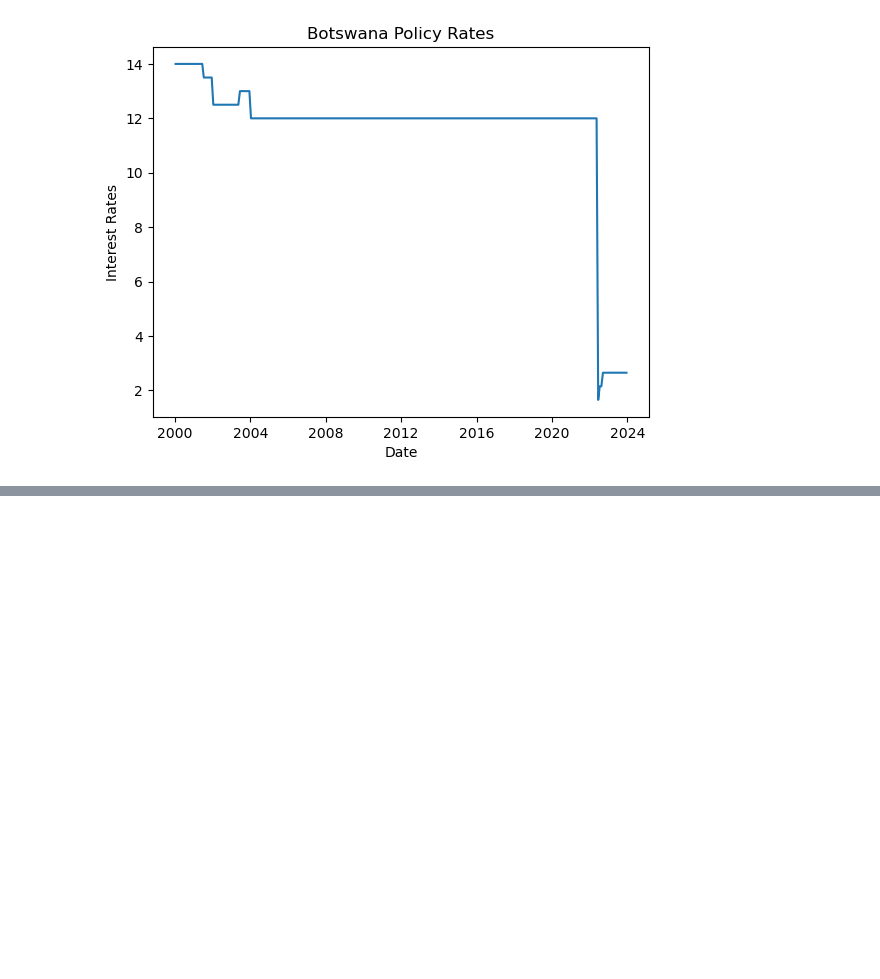
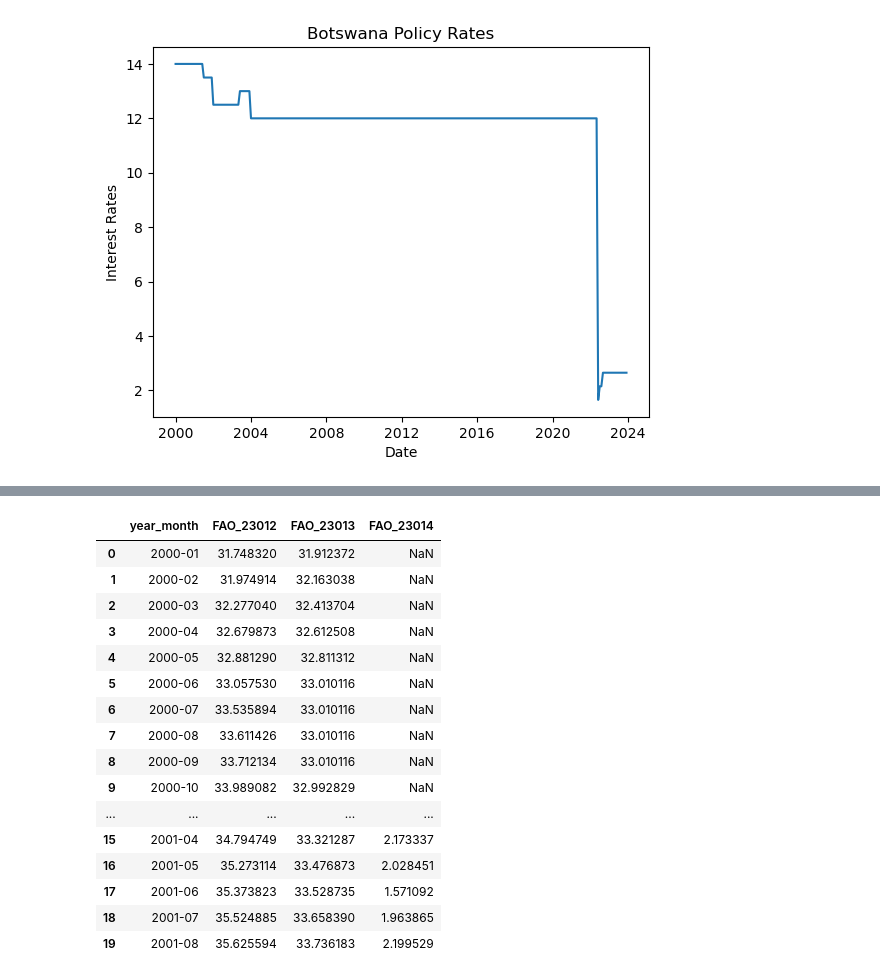
Before and after one commit to GorataB/Hackathon_PolyglotPioneers, a Jupyter notebook: Data Cleaning.ipynb, the cells around one changed output, grey strips where cells are left out. Saved outputs shown, nothing was run; the diff lists cells and outputs as text; code cells hidden in the pictures; blank space fills up the shorter version.

```diff
--- a/Data Cleaning.ipynb
+++ b/Data Cleaning.ipynb
@@ -293,0 +360,20 @@ plt.show()
+# %%
+fao_wide.head(20)
+# %% [output]
+|  | year_month | FAO_23012 | FAO_23013 | FAO_23014 |
+| 0 | 2000-01 | 31.748320 | 31.912372 | NaN |
+| 1 | 2000-02 | 31.974914 | 32.163038 | NaN |
+| 2 | 2000-03 | 32.277040 | 32.413704 | NaN |
+| 3 | 2000-04 | 32.679873 | 32.612508 | NaN |
+| 4 | 2000-05 | 32.881290 | 32.811312 | NaN |
+| 5 | 2000-06 | 33.057530 | 33.010116 | NaN |
+| 6 | 2000-07 | 33.535894 | 33.010116 | NaN |
+| 7 | 2000-08 | 33.611426 | 33.010116 | NaN |
+| 8 | 2000-09 | 33.712134 | 33.010116 | NaN |
+| 9 | 2000-10 | 33.989082 | 32.992829 | NaN |
+| ... | ... | ... | ... | ... |
+| 15 | 2001-04 | 34.794749 | 33.321287 | 2.173337 |
+| 16 | 2001-05 | 35.273114 | 33.476873 | 2.028451 |
+| 17 | 2001-06 | 35.373823 | 33.528735 | 1.571092 |
+| 18 | 2001-07 | 35.524885 | 33.658390 | 1.963865 |
+| 19 | 2001-08 | 35.625594 | 33.736183 | 2.199529 |
```
Also changed, not shown: parts of 20 cells of this notebook.
